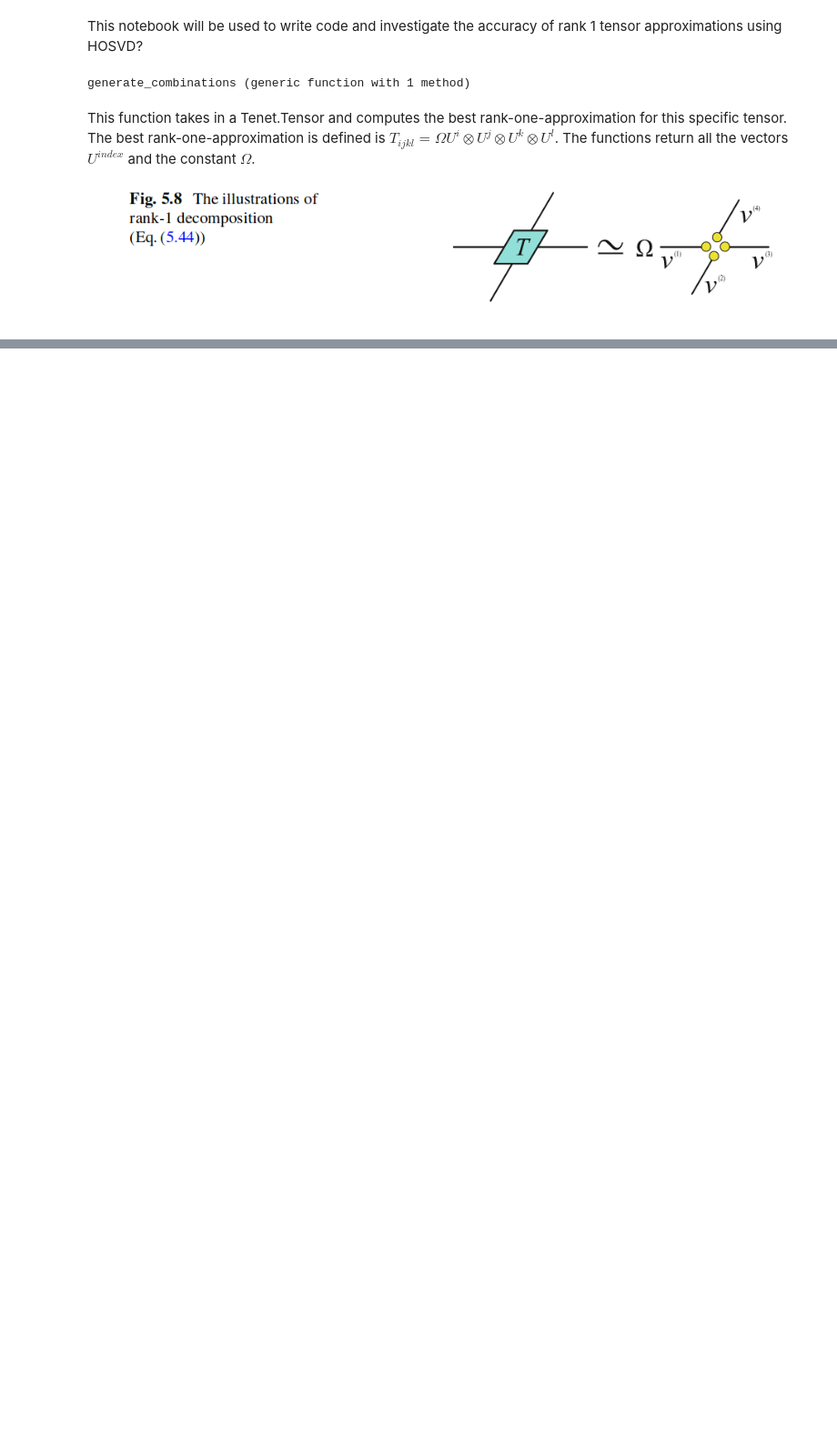
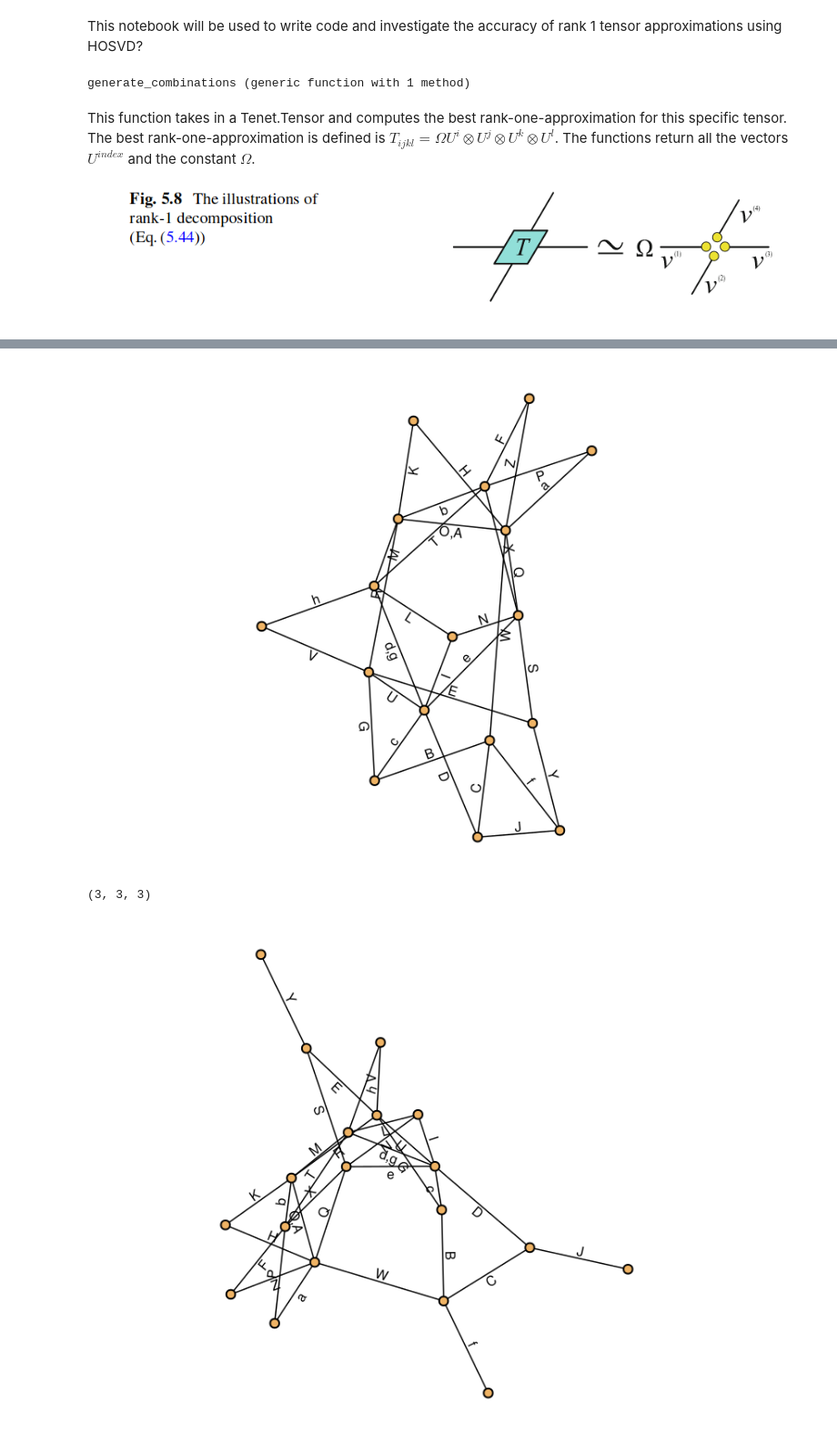
Before and after one commit to bartdv123/MasterThesis-TensorNetworks, a Jupyter notebook: Tensor rank-one approximation.ipynb, the cells around one changed output, grey strips where cells are left out. Shown: that part at 91% size. Saved outputs shown, nothing was run; the diff lists cells and outputs as text; code cells hidden in the pictures; blank space fills up the shorter version.

Commit message:
implementation of Tensor Rank-one approximations for creating tree networks

```diff
--- a/Tensor rank-one approximation.ipynb
+++ b/Tensor rank-one approximation.ipynb
@@ -192,0 +199,70 @@ UndefVarError: UndefVarError: `outer` not defined
+# %%
+make_plot = true # do you want a visualisation of the TensorNetwork
+
+# Create the tensor network, this will allow me to test my methods
+seed1 = 8
+TN = rand(Tenet.TensorNetwork, 17::Integer, 4::Integer; out = 0, dim = 3:3, seed = seed1, globalind = false)
+println("Tensor network generated=", TN)
+initial_contraction = Tenet.contract(TN)[1]
+
+
+
+if make_plot == true
+    println("Generating plot....")
+    # Make a drawing of the tensor network
+    # -> Takes a long long time for larger networks...
+    drawing = Makie.plot(TN, labels=true)
+    display(drawing)
+end
+
+# select the tensor in the middle (a lot of indices haha)
+
+for tensor in tensors(TN)
+    if length(inds(tensor)) == 3
+        test = tensor
+    end
+end
+
+
+display(size(test))
+
+
+
+
+
+function tensor_rank1approximation(TN, Tensor)
+    """
+    This function takes in a Tenet.TensorNetwork and a tensor (which is part of this tensor network).
+    This Tensor is popped out of the tensor network and gets decomposed into the best Rank-1 Approximation and for each resulting vector a new tensor is added to the network.
+    After this modification is done the modified Tenet.TensorNetwork is returned.
+    """
+
+    pop!(TN, Tensor)
+    indices = inds(Tensor)
+    (error, optimized_output_vectors_new, lambda_final) = compute_rank_one_approximation(test, 1e-3, 10000)
+
+    for (k, vector) in enumerate(optimized_output_vectors_new)
+        vec_tens = Tenet.Tensor(lambda_final/(length(indices))*vector, (indices[k],))
+        push!(TN, vec_tens)
+    end
+end
+
+
+tensor_rank1approximation(TN, test)
+if make_plot == true
+    println("Generating plot....")
+    # Make a drawing of the tensor network
+    # -> Takes a long long time for larger networks...
+    drawing = Makie.plot(TN, labels=true)
+    display(drawing)
+end
+
+approximated_contraction = Tenet.contract(TN)[1]
+relative_error = abs(1-approximated_contraction/initial_contraction)
+display(["full contraction = ", initial_contraction])
+display(["Contraction using tree decomposition = ", approximated_contraction])
+display(["Relative error for approximate contraction = ", relative_error])
+# %% [output]
+[figure, added]
+(3, 3, 3)
+[figure, added]
```
Also changed, not shown: parts of 3 cells of this notebook, 1 other file.
